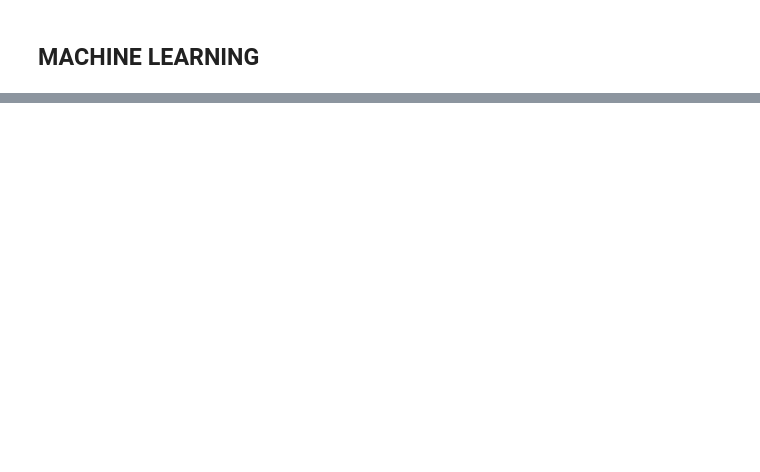
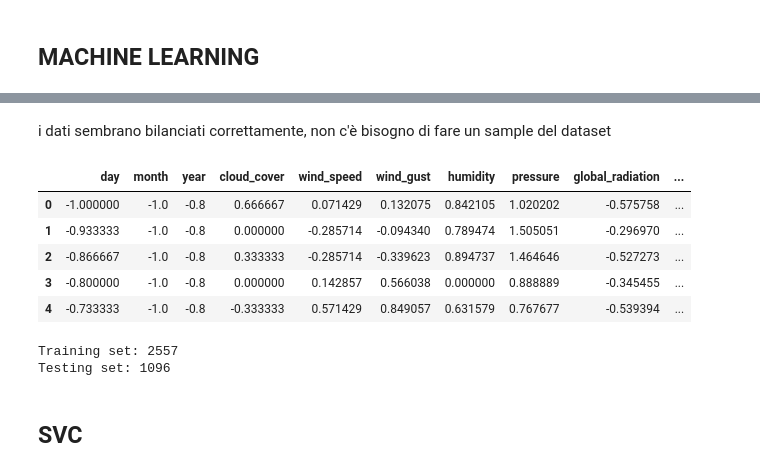
Before and after one commit to Nenne2000/MLDA_Project, a Jupyter notebook: MLDA.ipynb, the cells around one changed output, grey strips where cells are left out. Saved outputs shown, nothing was run; the diff lists cells and outputs as text; code cells hidden in the pictures; blank space fills up the shorter version.

```diff
--- a/MLDA.ipynb
+++ b/MLDA.ipynb
@@ -289,0 +260,28 @@ x_train, x_test, y_train, y_test = train_test_split(
+# %% [markdown]
+i dati sembrano bilanciati correttamente, non c'è bisogno di fare un sample del dataset
+# %%
+from sklearn.preprocessing import MinMaxScaler, StandardScaler, RobustScaler
+
+y = df["rainy_day"]
+x = df.drop(columns="rainy_day")
+
+scaler = RobustScaler()
+norm_X = scaler.fit_transform(x)
+norm_X = pd.DataFrame(norm_X, columns = x.columns)
+norm_X.head()
+# %% [output]
+|  | day | month | year | cloud_cover | wind_speed | wind_gust | humidity | pressure | global_radiation | ... |
+| 0 | -1.000000 | -1.0 | -0.8 | 0.666667 | 0.071429 | 0.132075 | 0.842105 | 1.020202 | -0.575758 | ... |
+| 1 | -0.933333 | -1.0 | -0.8 | 0.000000 | -0.285714 | -0.094340 | 0.789474 | 1.505051 | -0.296970 | ... |
+| 2 | -0.866667 | -1.0 | -0.8 | 0.333333 | -0.285714 | -0.339623 | 0.894737 | 1.464646 | -0.527273 | ... |
+| 3 | -0.800000 | -1.0 | -0.8 | 0.000000 | 0.142857 | 0.566038 | 0.000000 | 0.888889 | -0.345455 | ... |
+| 4 | -0.733333 | -1.0 | -0.8 | -0.333333 | 0.571429 | 0.849057 | 0.631579 | 0.767677 | -0.539394 | ... |
+# %%
+
+# Splitting dataset on training and testing datasets
+X_train, X_test, y_train, y_test = train_test_split(norm_X,y, test_size = 0.3, random_state = 42)
+print('Training set: ' + str(len(X_train)))
+print('Testing set: ' + str(len(X_test)))
+# %% [output]
+Training set: 2557
+Testing set: 1096
@@ -289,0 +301,2 @@ x_train, x_test, y_train, y_test = train_test_split(
+# %% [markdown]
+## SVC
```
Also changed, not shown: parts of 27 cells of this notebook.
